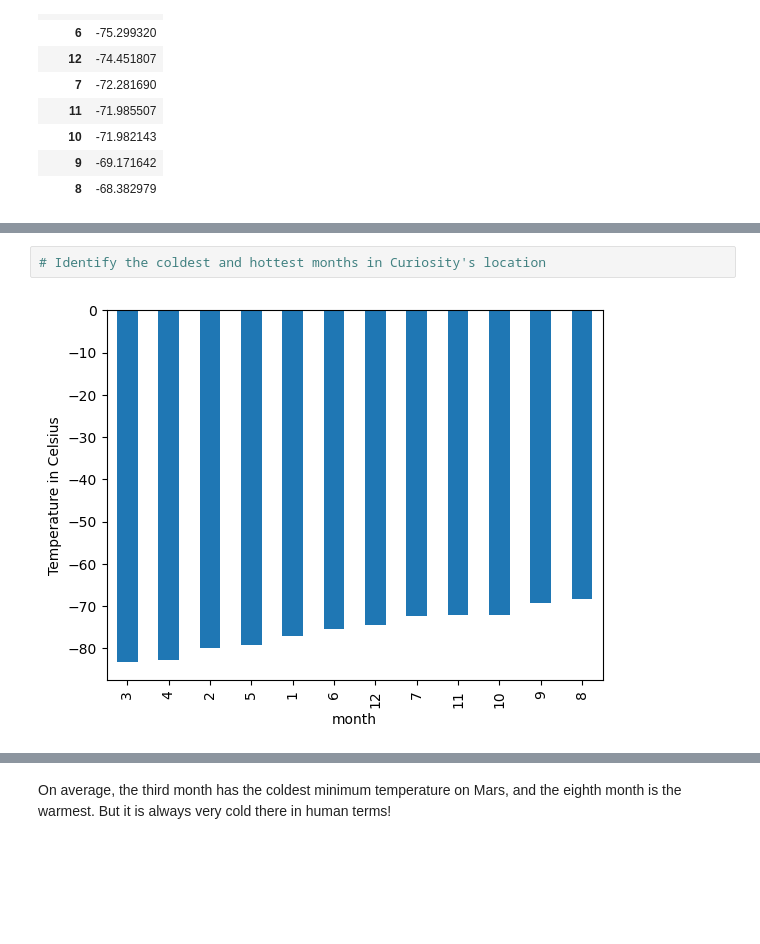
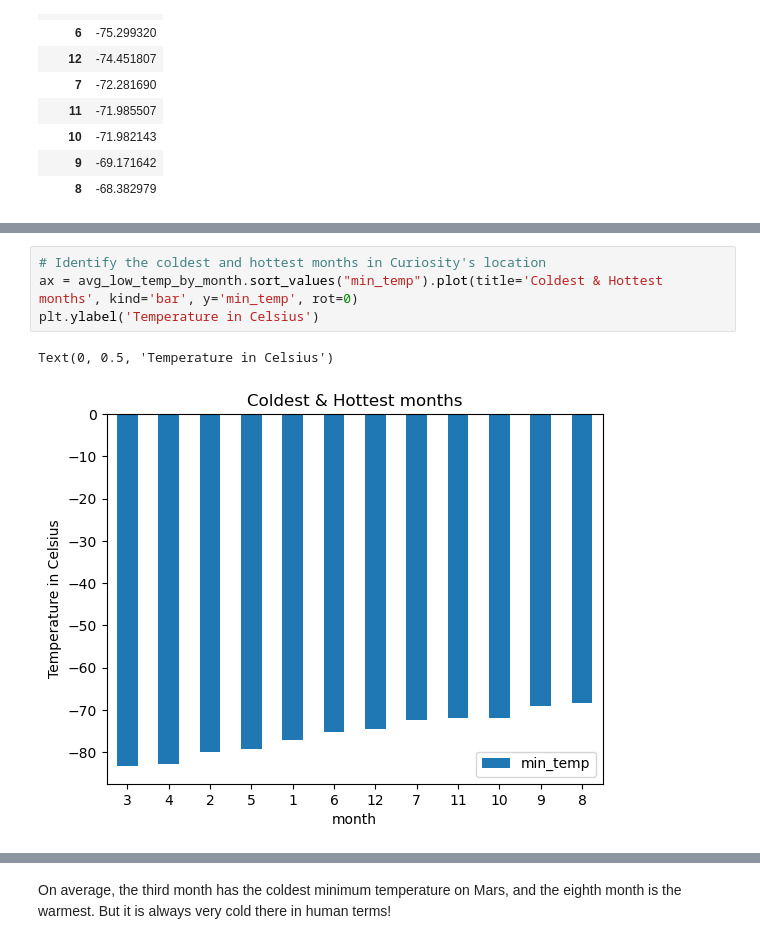
Before and after one commit to w7negreiros/web_scraping_2024, a Jupyter notebook: part_2_mars_weather.ipynb, the cells around one changed output, grey strips where cells are left out. Drawn from its saved outputs; the diff is of its cells as text; blank space fills up the shorter version.

```diff
--- a/part_2_mars_weather.ipynb
+++ b/part_2_mars_weather.ipynb
@@ -196,6 +215,9 @@ avg_low_temp_by_month.sort_values("min_temp")
 # %%
 # Identify the coldest and hottest months in Curiosity's location
+ax = avg_low_temp_by_month.sort_values("min_temp").plot(title='Coldest & Hottest months', kind='bar', y='min_temp', rot=0)
+plt.ylabel('Temperature in Celsius')
 # %% [output]
+Text(0, 0.5, 'Temperature in Celsius')
-[figure, old version]
+[figure, new version]
 # %%
 # 4. Average pressure by Martian month
```
Also changed, not shown: parts of 7 cells of this notebook, 1 other file.
